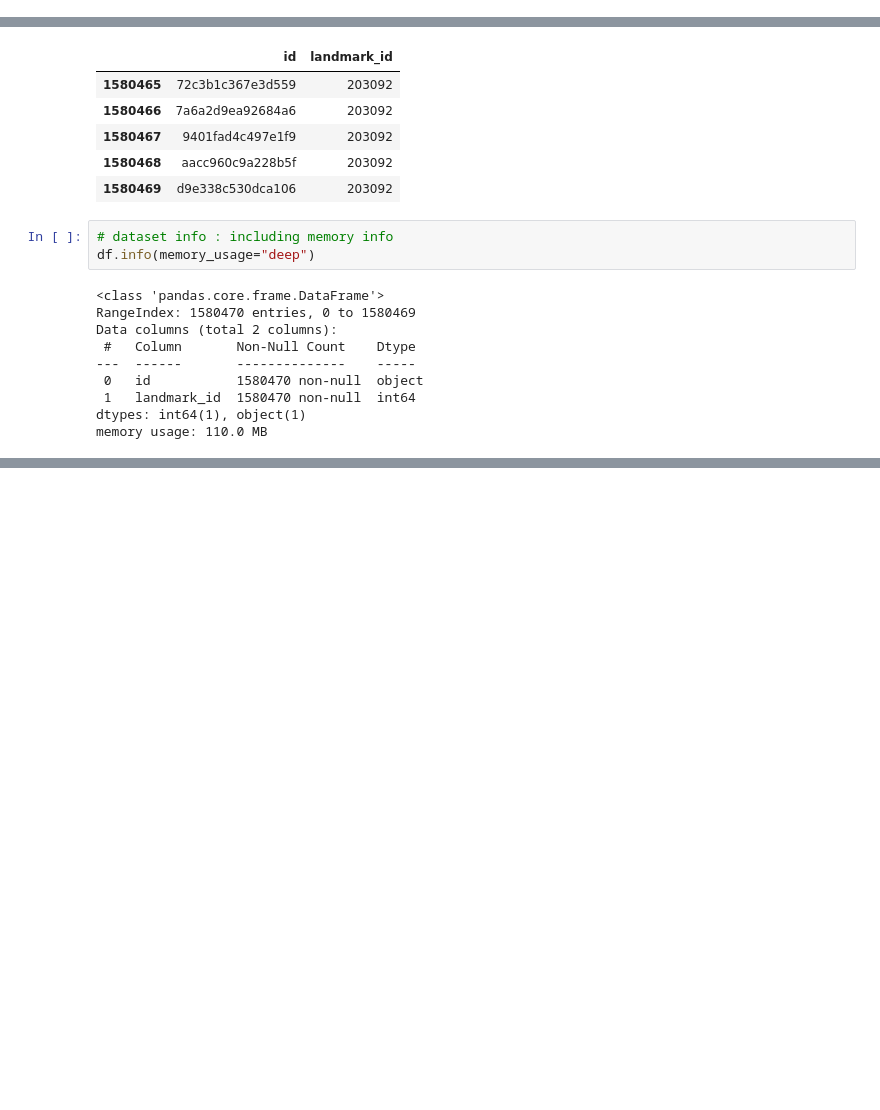
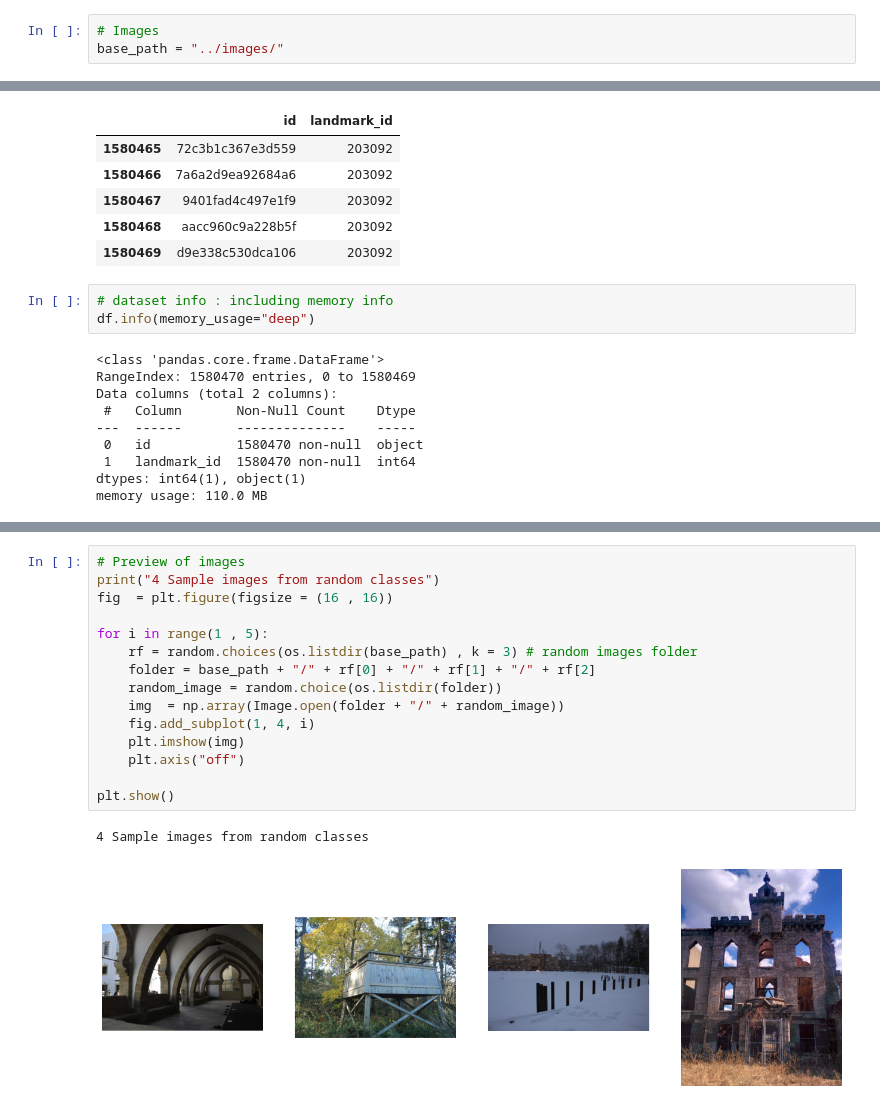
Before and after one commit to CodeByD3v/ML-Experiments, a Jupyter notebook: Google Landmark Detection/notebook/Google-Landmark-Detection.ipynb, the cells around one changed output, grey strips where cells are left out. Cells and saved outputs as stored; diff of their text form; blank space fills up the shorter version.

```diff
--- a/Google Landmark Detection/notebook/Google-Landmark-Detection.ipynb
+++ b/Google Landmark Detection/notebook/Google-Landmark-Detection.ipynb
@@ -28,4 +34,7 @@ from PIL import Image
 df = pd.read_csv("../train.csv")
+# %%
+# Images
+base_path = "../images/"
 # %%
 # dataset preview
 df.head()
@@ -128,0 +181,18 @@ plt.show()
+# %%
+# Preview of images
+print("4 Sample images from random classes")
+fig  = plt.figure(figsize = (16 , 16))
+
+for i in range(1 , 5):
+    rf = random.choices(os.listdir(base_path) , k = 3) # random images folder
+    folder = base_path + "/" + rf[0] + "/" + rf[1] + "/" + rf[2]
+    random_image = random.choice(os.listdir(folder))
+    img  = np.array(Image.open(folder + "/" + random_image))
+    fig.add_subplot(1, 4, i)
+    plt.imshow(img)
+    plt.axis("off")
+
+plt.show()
+# %% [output]
+4 Sample images from random classes
+[figure, added]
```
Also changed, not shown: parts of 20 cells of this notebook.
